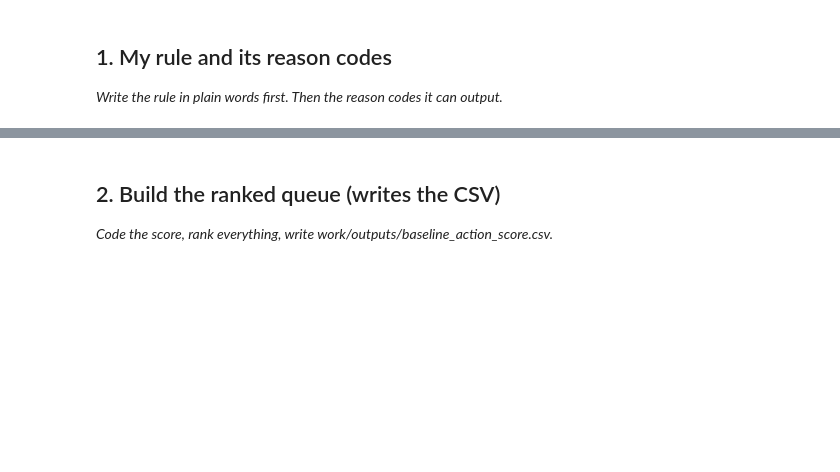
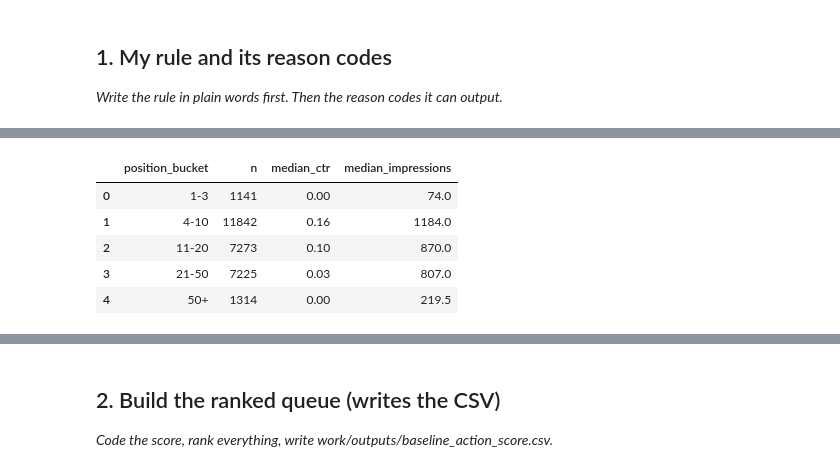
Before and after one commit to Ni7chal14/flyrank-ml-internship, a Jupyter notebook: work/notebooks/w04_baseline_score.ipynb, the cells around one changed output, grey strips where cells are left out. Saved outputs shown, nothing was run; the diff lists cells and outputs as text; code cells hidden in the pictures; blank space fills up the shorter version.

```diff
--- a/work/notebooks/w04_baseline_score.ipynb
+++ b/work/notebooks/w04_baseline_score.ipynb
@@ -10,3 +10,88 @@ This skeleton is yours to fill. Work the sections **in order** — each one has
 ## 1. My rule and its reason codes
 
 *Write the rule in plain words first. Then the reason codes it can output.*
+# %%
+
+import pandas as pd
+import numpy as np
+
+# Load the starter dataset.
+# Adjust the path if your notebook already loads df in an earlier cell.
+from pathlib import Path
+
+possible_paths = [
+    Path("../../data/raw/content_refresh_anonymized.csv"),
+    Path("data/raw/content_refresh_anonymized.csv"),
+    Path("/content/content_refresh_anonymized (1).csv"),
+]
+
+data_path = next((p for p in possible_paths if p.exists()), None)
+
+if data_path is None:
+    raise FileNotFoundError(
+        "Could not find content_refresh_anonymized.csv. "
+        "Check the dataset path."
+    )
+
+df = pd.read_csv(data_path)
+
+print("Dataset shape:", df.shape)
+print("Unique clients:", df["client_id"].nunique())
+
+# Exploratory outcome only: NOT a scoring feature.
+df["is_declining_label"] = (
+    df["trend_direction"] == "down"
+).astype(int)
+
+# SIGNAL 1: Freshness vs observed decline
+freshness_order = ["0-30", "31-90", "91-180", "181+"]
+
+freshness_table = (
+    df.groupby("freshness_tier", observed=False)
+      .agg(
+          n=("content_id", "size"),
+          decline_rate=("is_declining_label", "mean"),
+          median_impressions=("impressions_90d", "median")
+      )
+      .reindex(freshness_order)
+)
+
+freshness_table["decline_rate_pct"] = (
+    freshness_table["decline_rate"] * 100
+).round(1)
+
+print("\nSIGNAL 1: Freshness vs observed decline")
+display(
+    freshness_table[
+        ["n", "decline_rate_pct", "median_impressions"]
+    ].reset_index()
+)
+
+# SIGNAL 2: CTR vs position.
+# avg_position == 0 means no position data, so exclude it.
+position_df = df.loc[df["avg_position"] > 0].copy()
+
+position_df["position_bucket"] = pd.cut(
+    position_df["avg_position"],
+    bins=[0, 3, 10, 20, 50, np.inf],
+    labels=["1-3", "4-10", "11-20", "21-50", "50+"],
+    include_lowest=True
+)
+
+position_table = (
+    position_df.groupby("position_bucket", observed=False)
+    .agg(
+        n=("content_id", "size"),
+        median_ctr=("ctr", "median"),
+        median_impressions=("impressions_90d", "median")
+    )
+    .reset_index()
+)
+
+print("\nSIGNAL 2: CTR vs search position")
+display(position_table)
+
+print("\nInitial verdicts:")
+print("Freshness vs decline: MIXED")
+print("CTR vs position: MIXED")
+# %% [output]
@@ -12,0 +108,6 @@ This skeleton is yours to fill. Work the sections **in order** — each one has
+|  | position_bucket | n | median_ctr | median_impressions |
+| 0 | 1-3 | 1141 | 0.00 | 74.0 |
+| 1 | 4-10 | 11842 | 0.16 | 1184.0 |
+| 2 | 11-20 | 7273 | 0.10 | 870.0 |
+| 3 | 21-50 | 7225 | 0.03 | 807.0 |
+| 4 | 50+ | 1314 | 0.00 | 219.5 |
```
Also changed, not shown: parts of 6 cells of this notebook.
